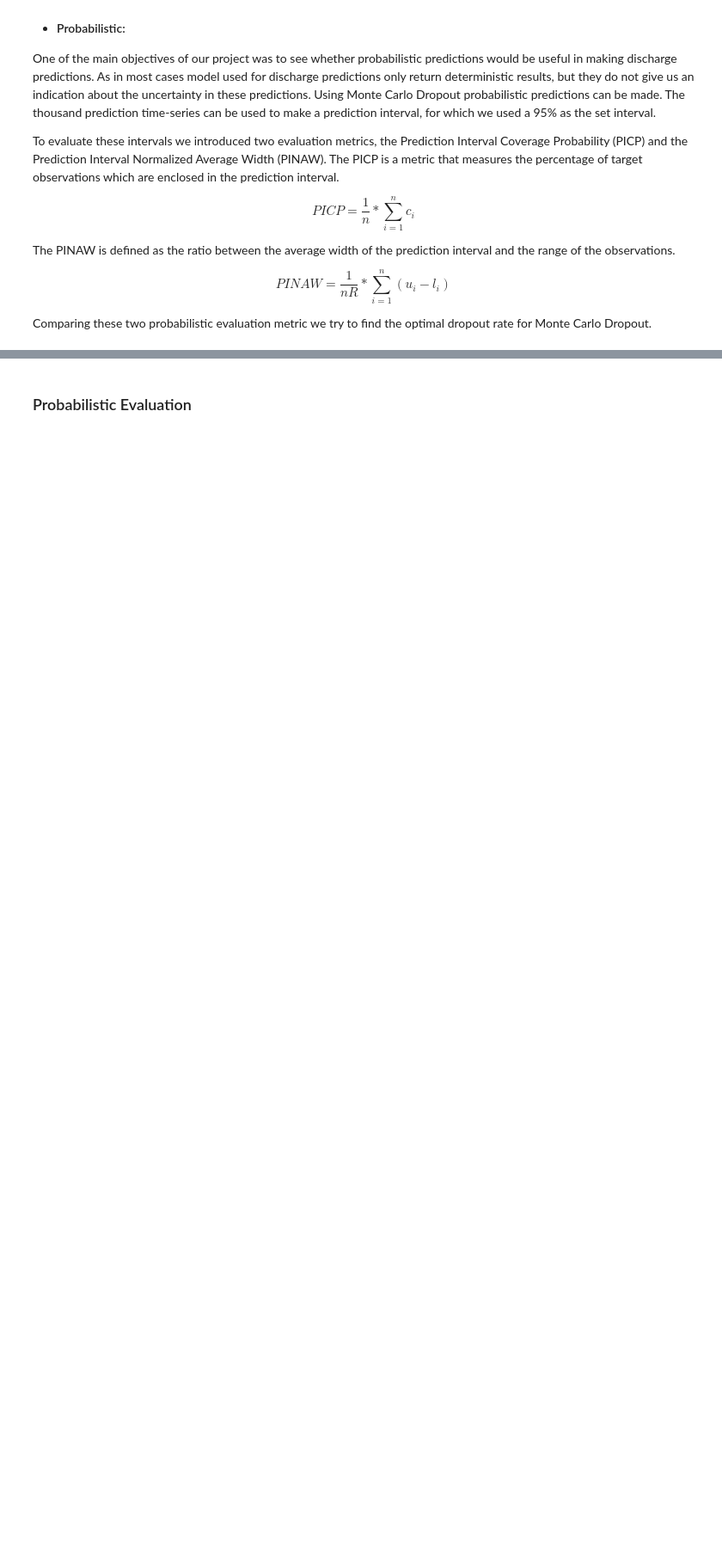
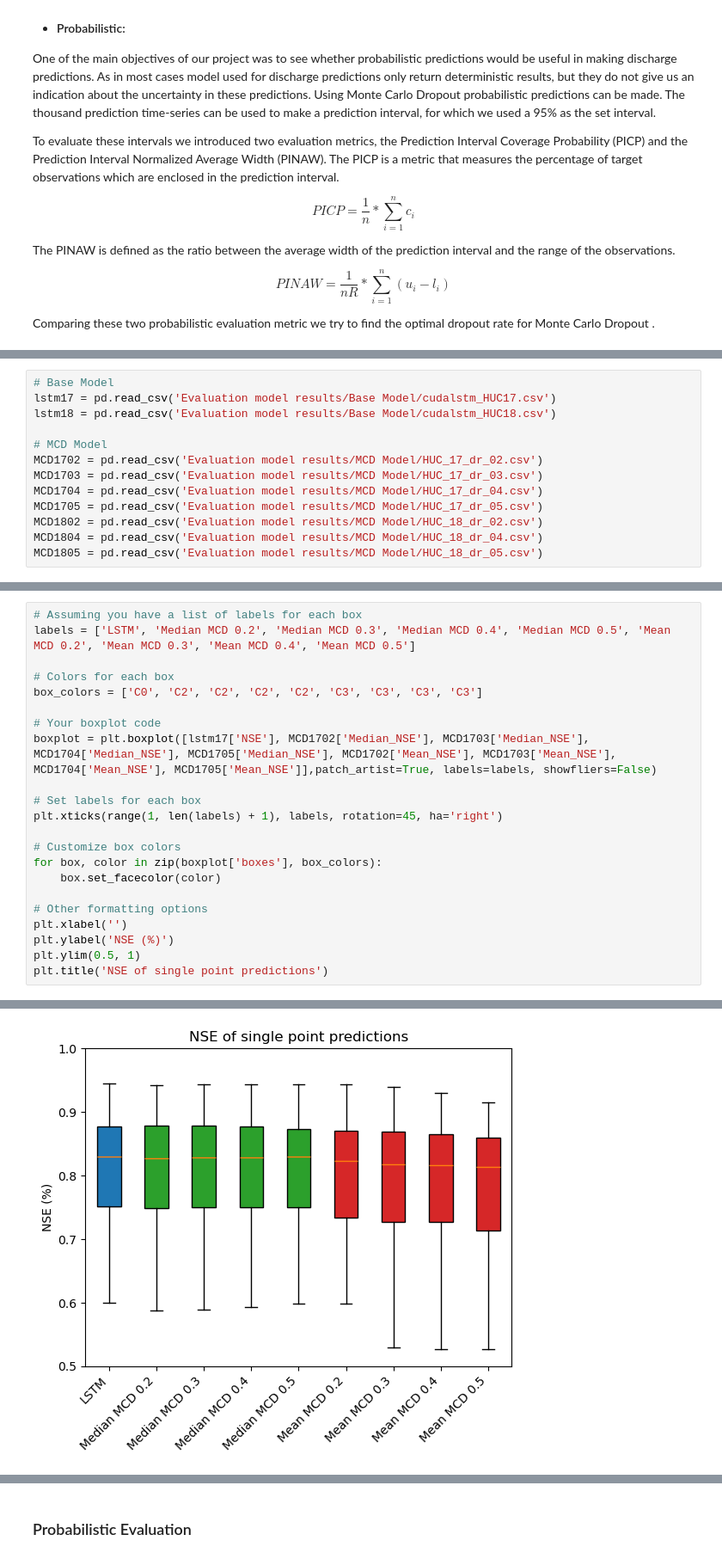
Before and after one commit to dwiva5/HBV-Team, a Jupyter notebook: Project-Run/Layout_text_images.ipynb, the cells around one changed output, grey strips where cells are left out. Shown: that part at 86% size. Cells and saved outputs as stored; diff of their text form; blank space fills up the shorter version.

```diff
--- a/Project-Run/Layout_text_images.ipynb
+++ b/Project-Run/Layout_text_images.ipynb
@@ -350,0 +376,13 @@ Comparing these two probabilistic evaluation metric we try to find the optimal d
+# %%
+# Base Model
+lstm17 = pd.read_csv('Evaluation model results/Base Model/cudalstm_HUC17.csv')
+lstm18 = pd.read_csv('Evaluation model results/Base Model/cudalstm_HUC18.csv')
+
+# MCD Model
+MCD1702 = pd.read_csv('Evaluation model results/MCD Model/HUC_17_dr_02.csv')
+MCD1703 = pd.read_csv('Evaluation model results/MCD Model/HUC_17_dr_03.csv')
+MCD1704 = pd.read_csv('Evaluation model results/MCD Model/HUC_17_dr_04.csv')
+MCD1705 = pd.read_csv('Evaluation model results/MCD Model/HUC_17_dr_05.csv')
+MCD1802 = pd.read_csv('Evaluation model results/MCD Model/HUC_18_dr_02.csv')
+MCD1804 = pd.read_csv('Evaluation model results/MCD Model/HUC_18_dr_04.csv')
+MCD1805 = pd.read_csv('Evaluation model results/MCD Model/HUC_18_dr_05.csv')
@@ -350,0 +486,23 @@ Comparing these two probabilistic evaluation metric we try to find the optimal d
+# %%
+# Assuming you have a list of labels for each box
+labels = ['LSTM', 'Median MCD 0.2', 'Median MCD 0.3', 'Median MCD 0.4', 'Median MCD 0.5', 'Mean MCD 0.2', 'Mean MCD 0.3', 'Mean MCD 0.4', 'Mean MCD 0.5']
+
+# Colors for each box
+box_colors = ['C0', 'C2', 'C2', 'C2', 'C2', 'C3', 'C3', 'C3', 'C3']
+
+# Your boxplot code
+boxplot = plt.boxplot([lstm17['NSE'], MCD1702['Median_NSE'], MCD1703['Median_NSE'], MCD1704['Median_NSE'], MCD1705['Median_NSE'], MCD1702['Mean_NSE'], MCD1703['Mean_NSE'], MCD1704['Mean_NSE'], MCD1705['Mean_NSE']],patch_artist=True, labels=labels, showfliers=False)
+
+# Set labels for each box
+plt.xticks(range(1, len(labels) + 1), labels, rotation=45, ha='right')
+
+# Customize box colors
+for box, color in zip(boxplot['boxes'], box_colors):
+    box.set_facecolor(color)
+
+# Other formatting options
+plt.xlabel('')
+plt.ylabel('NSE (%)')
+plt.ylim(0.5, 1)
+plt.title('NSE of single point predictions')
+# %% [output]
@@ -350,0 +510 @@ Comparing these two probabilistic evaluation metric we try to find the optimal d
+[figure, added]
```
Also changed, not shown: parts of 40 cells of this notebook, 11 other files.
